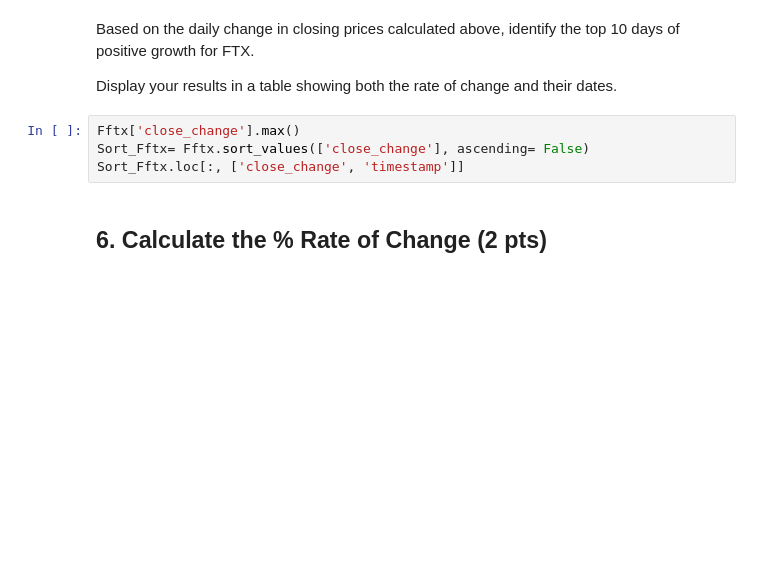
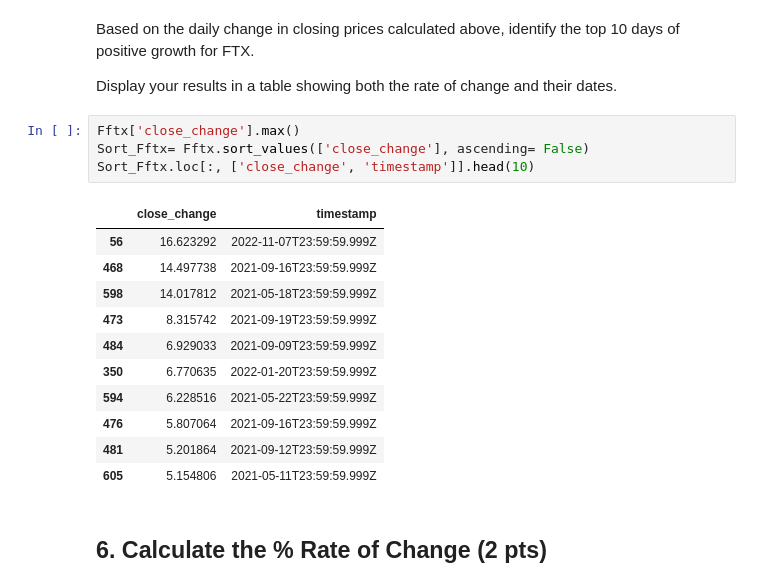
Before and after one commit to cann-emma/DS1002-zgb8ts, a Jupyter notebook: labs/lab1/lab1-ftx-stock-pricing.ipynb, the cells around one changed output. Saved outputs shown, nothing was run; the diff lists cells and outputs as text; blank space fills up the shorter version.

```diff
--- a/labs/lab1/lab1-ftx-stock-pricing.ipynb
+++ b/labs/lab1/lab1-ftx-stock-pricing.ipynb
@@ -100,7 +100,19 @@ Display your results in a table showing both the rate of change and their dates.
 # %%
 Fftx['close_change'].max()
 Sort_Fftx= Fftx.sort_values(['close_change'], ascending= False)
-Sort_Fftx.loc[:, ['close_change', 'timestamp']]
+Sort_Fftx.loc[:, ['close_change', 'timestamp']].head(10)
+# %% [output]
+|  | close_change | timestamp |
+| 56 | 16.623292 | 2022-11-07T23:59:59.999Z |
+| 468 | 14.497738 | 2021-09-16T23:59:59.999Z |
+| 598 | 14.017812 | 2021-05-18T23:59:59.999Z |
+| 473 | 8.315742 | 2021-09-19T23:59:59.999Z |
+| 484 | 6.929033 | 2021-09-09T23:59:59.999Z |
+| 350 | 6.770635 | 2022-01-20T23:59:59.999Z |
+| 594 | 6.228516 | 2021-05-22T23:59:59.999Z |
+| 476 | 5.807064 | 2021-09-16T23:59:59.999Z |
+| 481 | 5.201864 | 2021-09-12T23:59:59.999Z |
+| 605 | 5.154806 | 2021-05-11T23:59:59.999Z |
 # %% [markdown]
 ## 6. Calculate the % Rate of Change (2 pts)
 # %% [markdown]
```
Also changed, not shown: parts of 3 cells of this notebook.
